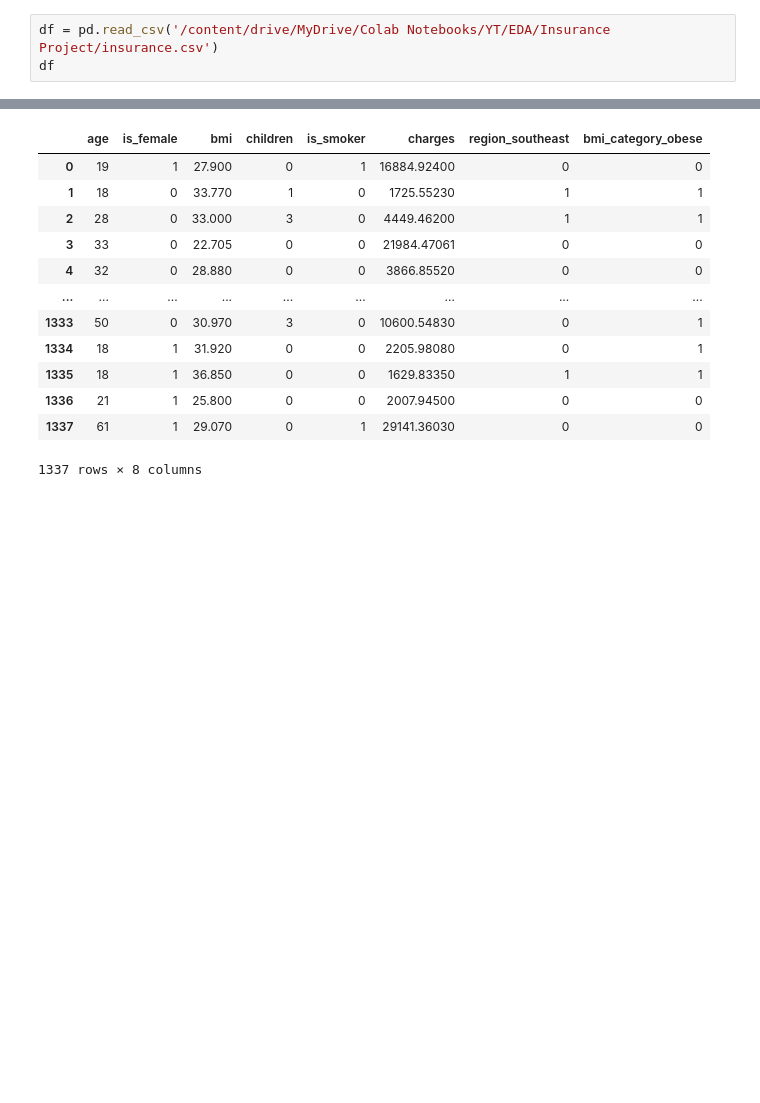
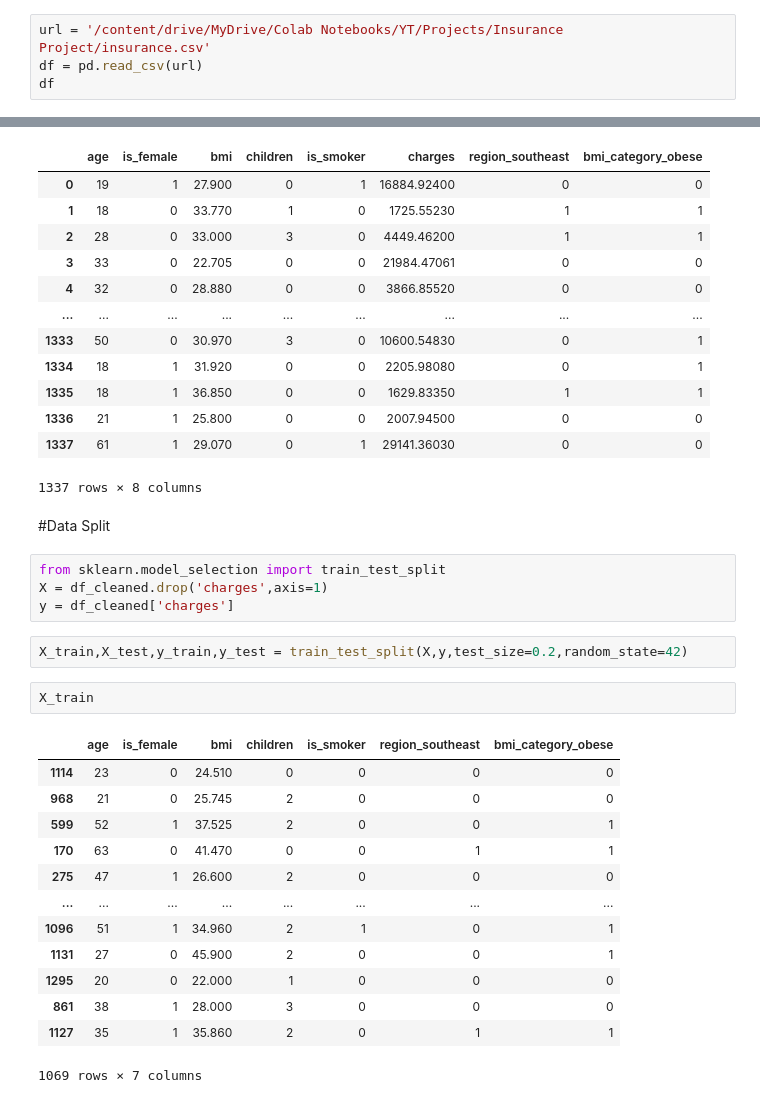
Before and after one commit to anujott-codes/insurance-cost-estimator, a Jupyter notebook: insurance.ipynb, the cells around one changed output, grey strips where cells are left out. Drawn from its saved outputs; the diff is of its cells as text; blank space fills up the shorter version.

Commit message:
model training

```diff
--- a/insurance.ipynb
+++ b/insurance.ipynb
@@ -11,7 +11,8 @@ warnings.filterwarnings('ignore')
 # %% [markdown]
 ##Data Loading
 # %%
-df = pd.read_csv('/content/drive/MyDrive/Colab Notebooks/YT/EDA/Insurance Project/insurance.csv')
+url = '/content/drive/MyDrive/Colab Notebooks/YT/Projects/Insurance Project/insurance.csv'
+df = pd.read_csv(url)
 df
 # %% [output]
 |  | age | sex | bmi | children | smoker | region | charges |
@@ -458,3 +459,27 @@ df_cleaned
 | 1336 | 21 | 1 | 25.800 | 0 | 0 | 2007.94500 | 0 | 0 |
 | 1337 | 61 | 1 | 29.070 | 0 | 1 | 29141.36030 | 0 | 0 |
 1337 rows × 8 columns
+# %% [markdown]
+#Data Split
+# %%
+from sklearn.model_selection import train_test_split
+X = df_cleaned.drop('charges',axis=1)
+y = df_cleaned['charges']
+# %%
+X_train,X_test,y_train,y_test = train_test_split(X,y,test_size=0.2,random_state=42)
+# %%
+X_train
+# %% [output]
+|  | age | is_female | bmi | children | is_smoker | region_southeast | bmi_category_obese |
+| 1114 | 23 | 0 | 24.510 | 0 | 0 | 0 | 0 |
+| 968 | 21 | 0 | 25.745 | 2 | 0 | 0 | 0 |
+| 599 | 52 | 1 | 37.525 | 2 | 0 | 0 | 1 |
+| 170 | 63 | 0 | 41.470 | 0 | 0 | 1 | 1 |
+| 275 | 47 | 1 | 26.600 | 2 | 0 | 0 | 0 |
+| ... | ... | ... | ... | ... | ... | ... | ... |
+| 1096 | 51 | 1 | 34.960 | 2 | 1 | 0 | 1 |
+| 1131 | 27 | 0 | 45.900 | 2 | 0 | 0 | 1 |
+| 1295 | 20 | 0 | 22.000 | 1 | 0 | 0 | 0 |
+| 861 | 38 | 1 | 28.000 | 3 | 0 | 0 | 0 |
+| 1127 | 35 | 1 | 35.860 | 2 | 0 | 1 | 1 |
+1069 rows × 7 columns
```
Also changed, not shown: parts of 5 cells of this notebook.
